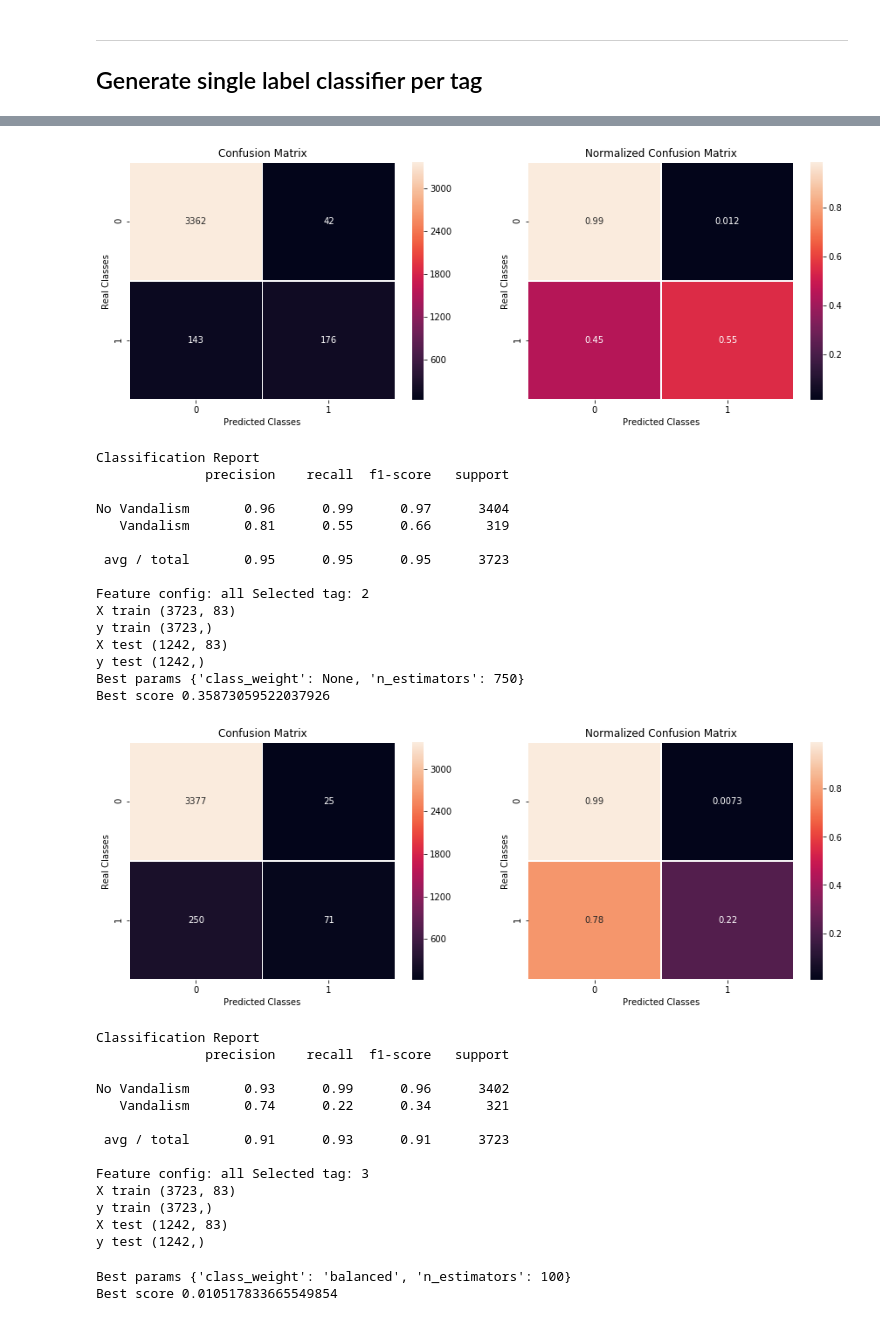
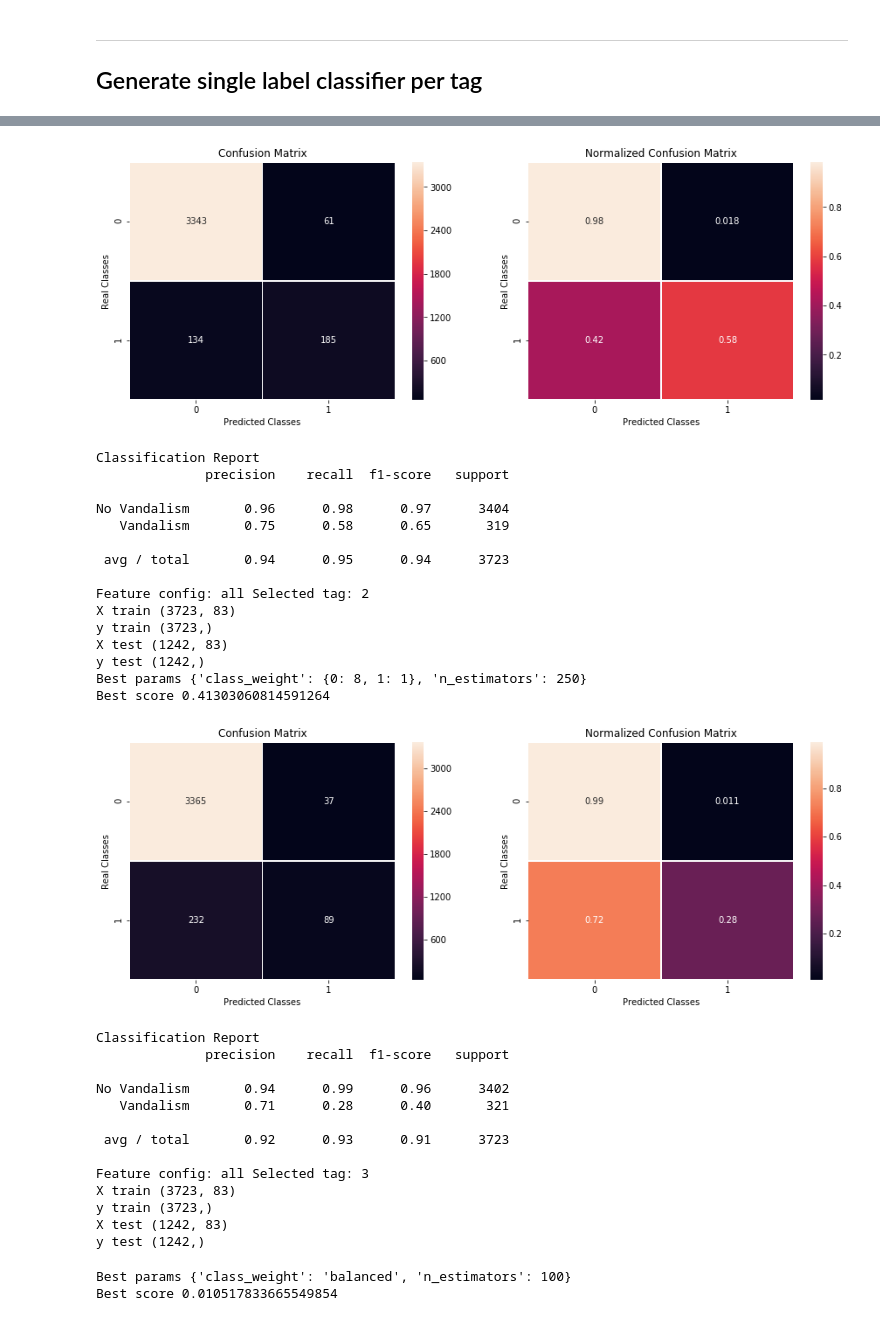
Before and after one commit to HPI-Information-Systems/wikipediatablevandalism, a Jupyter notebook: vandalism-classifier/generate_models.ipynb, the cells around one changed output, grey strips where cells are left out. Cells and saved outputs as stored; diff of their text form; code cells hidden in the pictures.

Commit message:
Generate new models and adjust weight plotting

```diff
--- a/vandalism-classifier/generate_models.ipynb
+++ b/vandalism-classifier/generate_models.ipynb
@@ -68,7 +68,7 @@ for tag in [1, 2, 3, 5, 6, 9, 11]:
     # Grid search model params
     parameters = [{
         'n_estimators': [100, 250, 500, 750],
-        'class_weight': [None, 'balanced', {0:1,1:1}, {0:1,1:2}, {0:1,1:4}, {0:1,1:8}, {0:1,1:16}]
+        'class_weight': [None, 'balanced', {0:1,1:1}, {0:1,1:2}, {0:1,1:4}, {0:1,1:8}, {0:1,1:16}, {0:2,1:1},  {0:4,1:1}, {0:8,1:1}, {0:16,1:1}]
     }]
 
     grid_search = GridSearchCV(RandomForestClassifier(),
@@ -107,27 +107,27 @@ Best score 0.6574960004471399
 [figure]
 Classification Report
               precision    recall  f1-score   support
 
-No Vandalism       0.96      0.99      0.97      3404
-   Vandalism       0.81      0.55      0.66       319
+No Vandalism       0.96      0.98      0.97      3404
+   Vandalism       0.75      0.58      0.65       319
 
- avg / total       0.95      0.95      0.95      3723
+ avg / total       0.94      0.95      0.94      3723
 
 Feature config: all Selected tag: 2
 X train (3723, 83)
 y train (3723,)
 X test (1242, 83)
 y test (1242,)
-Best params {'class_weight': None, 'n_estimators': 750}
-Best score 0.35873059522037926
+Best params {'class_weight': {0: 8, 1: 1}, 'n_estimators': 250}
+Best score 0.41303060814591264
-[figure, old version]
+[figure, new version]
 Classification Report
               precision    recall  f1-score   support
 
-No Vandalism       0.93      0.99      0.96      3402
-   Vandalism       0.74      0.22      0.34       321
+No Vandalism       0.94      0.99      0.96      3402
+   Vandalism       0.71      0.28      0.40       321
 
- avg / total       0.91      0.93      0.91      3723
+ avg / total       0.92      0.93      0.91      3723
 
 Feature config: all Selected tag: 3
 X train (3723, 83)
```
Also changed, not shown: parts of 1 cell of this notebook, 15 other files.
